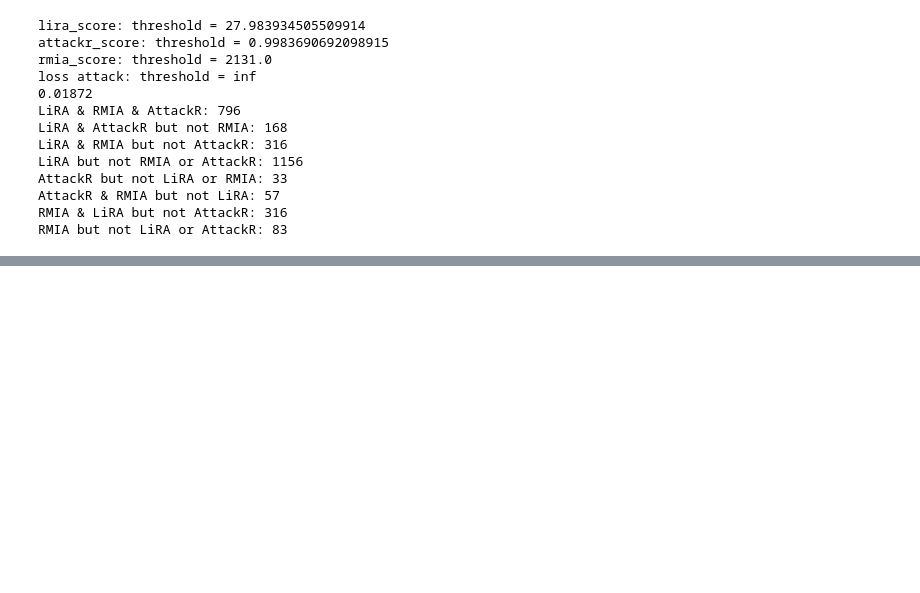
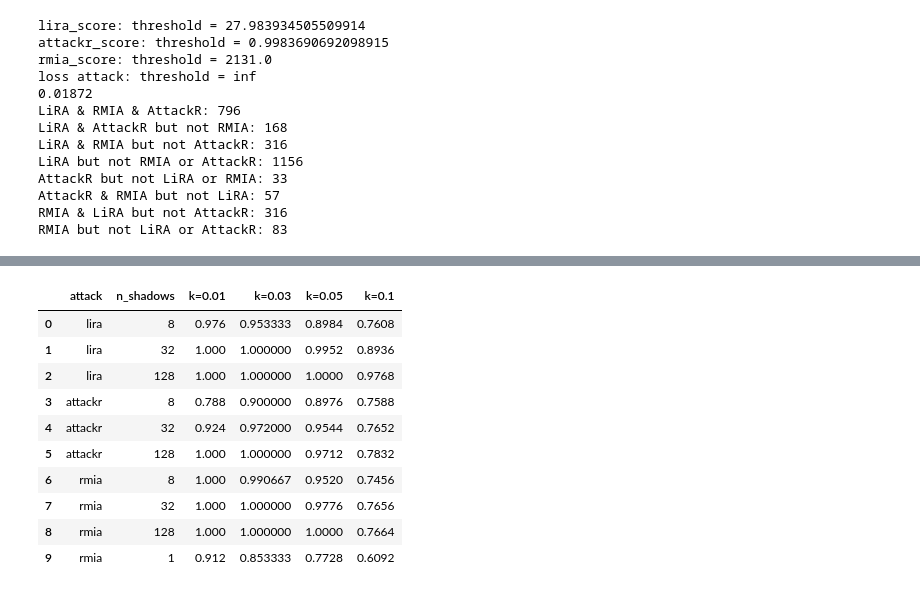
Before and after one commit to varshb/loss-traces-defenses, a Jupyter notebook: notebooks/mias.ipynb, the cells around one changed output, grey strips where cells are left out. Drawn from its saved outputs; the diff is of its cells as text; code cells hidden in the pictures; blank space fills up the shorter version.

Commit message:
table 6

```diff
--- a/notebooks/mias.ipynb
+++ b/notebooks/mias.ipynb
@@ -180,0 +187,9 @@ RMIA but not LiRA or AttackR: 83
+# %%
+members_dict.keys()
+
+# Get union of member IDs for the three attacks
+union_members = set()
+for attack in ["lira_score", "attackr_score", "rmia_score"]:
+    union_members.update(set(members_dict[attack].index))
+
+print(f"Total unique members across all attacks: {len(union_members)}")
@@ -180,0 +331,50 @@ RMIA but not LiRA or AttackR: 83
+# %%
+def precision_at_k(df, scores_col, k, members):
+    # Get scores for members only
+    member_scores = df[df["target_trained_on"]][scores_col]
+    # print(member_scores[:5])
+    # Take top k% of scores
+    k_count = int(len(member_scores) * k)
+    top_k_indices = member_scores.sort_values(ascending=False).head(k_count).index
+
+    # Calculate precision - how many of our top k predictions are actual members
+    correct = len(set(top_k_indices) & members)
+    precision = correct / k_count if k_count > 0 else 0
+
+    return precision
+
+results = []
+for attack, col in [("lira", "lira_score"), ("attackr", "attackr_score"), ("rmia", "rmia_2.0_new_score")]:
+    for n_shadows in all_attacks_results[attack]:
+        # print(attack,n_shadows)
+        df = all_attacks_results[attack][n_shadows]
+        if attack == "attackr":
+            df[col] = -df[col]
+
+        labels = df["target_trained_on"]
+        scores = df[col]
+
+
+        res = {
+            'attack': attack,
+            'n_shadows': n_shadows,
+        }
+        for k in (0.01,0.03,0.05,0.1):
+            res[f"k={k}"] = precision_at_k(df, col, k, union_members)
+
+        results.append(res)
+
+results_df = pd.DataFrame(results)
+display(results_df)
+# %% [output]
+|  | attack | n_shadows | k=0.01 | k=0.03 | k=0.05 | k=0.1 |
+| 0 | lira | 8 | 0.976 | 0.953333 | 0.8984 | 0.7608 |
+| 1 | lira | 32 | 1.000 | 1.000000 | 0.9952 | 0.8936 |
+| 2 | lira | 128 | 1.000 | 1.000000 | 1.0000 | 0.9768 |
+| 3 | attackr | 8 | 0.788 | 0.900000 | 0.8976 | 0.7588 |
+| 4 | attackr | 32 | 0.924 | 0.972000 | 0.9544 | 0.7652 |
+| 5 | attackr | 128 | 1.000 | 1.000000 | 0.9712 | 0.7832 |
+| 6 | rmia | 8 | 1.000 | 0.990667 | 0.9520 | 0.7456 |
+| 7 | rmia | 32 | 1.000 | 1.000000 | 0.9776 | 0.7656 |
+| 8 | rmia | 128 | 1.000 | 1.000000 | 1.0000 | 0.7664 |
+| 9 | rmia | 1 | 0.912 | 0.853333 | 0.7728 | 0.6092 |
```
Also changed, not shown: parts of 5 cells of this notebook.
